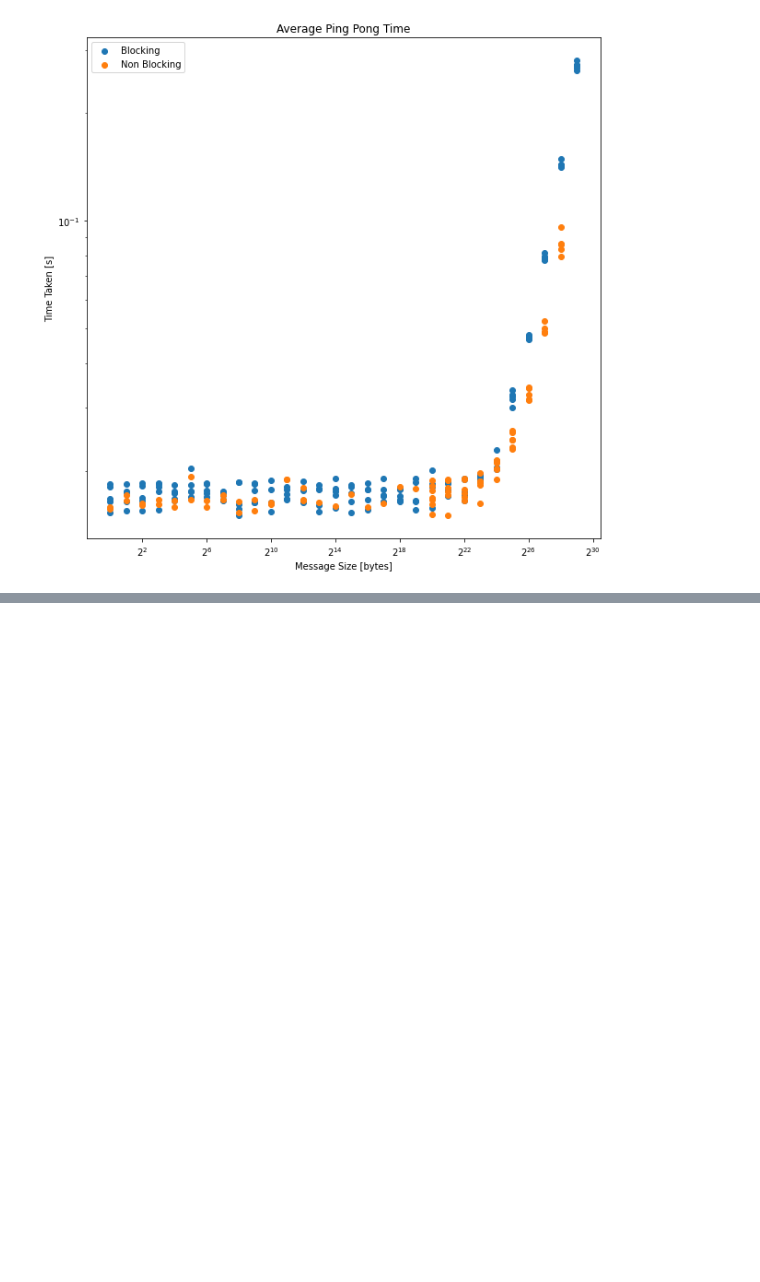
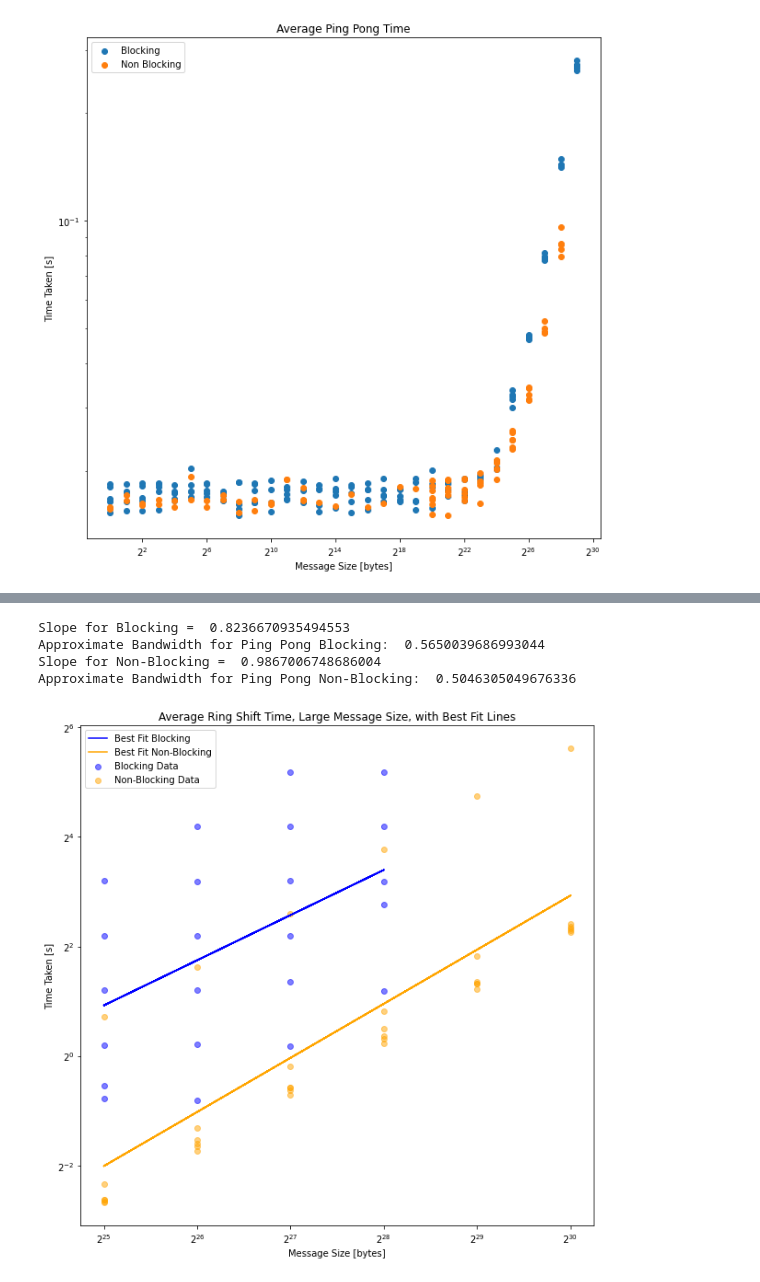
Before and after one commit to cmse822/project-3-mpi-p2p-team-4, a Jupyter notebook: visualization.ipynb, the cells around one changed output, grey strips where cells are left out. Cells and saved outputs as stored; diff of their text form; code cells hidden in the pictures; blank space fills up the shorter version.

```diff
--- a/visualization.ipynb
+++ b/visualization.ipynb
@@ -238,0 +185,20 @@ EmptyDataError: No columns to parse from file
+# %%
+plt.figure(figsize=(10, 10))
+approximate_bandwidth(data_rs_b, 'blue', 'Blocking')
+approximate_bandwidth(data_rs_nb, 'orange', 'Non-Blocking')
+
+plt.xscale('log', base=2)
+plt.yscale('log', base=2)
+plt.title('Average Ring Shift Time, Large Message Size, with Best Fit Lines')
+plt.xlabel('Message Size [bytes]')
+plt.ylabel('Time Taken [s]')
+plt.legend()
+plt.savefig('RingShiftBandwidth.png')
+
+plt.show()
+# %% [output]
+Slope for Blocking =  0.8236670935494553
+Approximate Bandwidth for Ping Pong Blocking:  0.5650039686993044
+Slope for Non-Blocking =  0.9867006748686004
+Approximate Bandwidth for Ping Pong Non-Blocking:  0.5046305049676336
+[figure, added]
```
Also changed, not shown: parts of 7 cells of this notebook, 7 other files.
